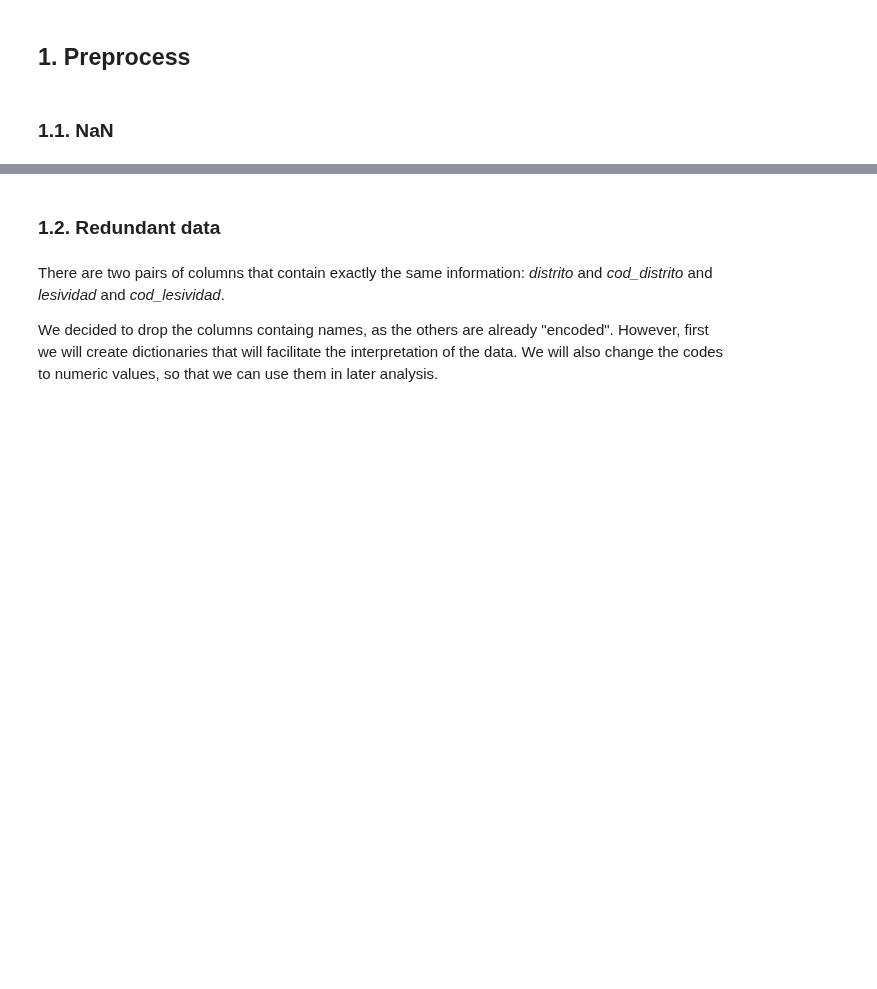
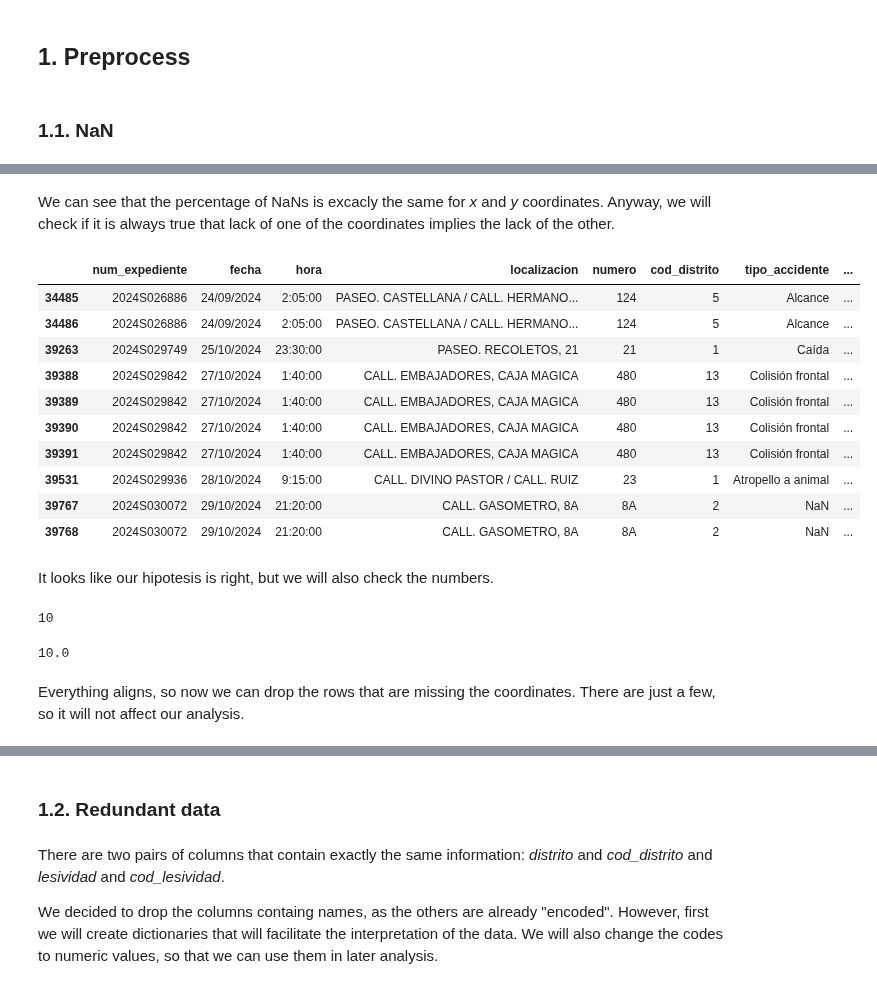
Before and after one commit to kliniik/Practica_AAI_2, a Jupyter notebook: 1_jerarquico.ipynb, the cells around one changed output, grey strips where cells are left out. Drawn from its saved outputs; the diff is of its cells as text; code cells hidden in the pictures; blank space fills up the shorter version.

```diff
--- a/1_jerarquico.ipynb
+++ b/1_jerarquico.ipynb
@@ -59,0 +63,30 @@ According to Adrian:
+# %% [markdown]
+We can see that the percentage of NaNs is excacly the same for *x* and *y* coordinates. Anyway, we will check if it is always true that lack of one of the coordinates implies the lack of the other.
+# %%
+df[(df['coordenada_x_utm'].isna() == True) & (df['coordenada_y_utm'].isna() == True)]
+# %% [output]
+|  | num_expediente | fecha | hora | localizacion | numero | cod_distrito | tipo_accidente | ... |
+| 34485 | 2024S026886 | 24/09/2024 | 2:05:00 | PASEO. CASTELLANA / CALL. HERMANO... | 124 | 5 | Alcance | ... |
+| 34486 | 2024S026886 | 24/09/2024 | 2:05:00 | PASEO. CASTELLANA / CALL. HERMANO... | 124 | 5 | Alcance | ... |
+| 39263 | 2024S029749 | 25/10/2024 | 23:30:00 | PASEO. RECOLETOS, 21 | 21 | 1 | Caída | ... |
+| 39388 | 2024S029842 | 27/10/2024 | 1:40:00 | CALL. EMBAJADORES, CAJA MAGICA | 480 | 13 | Colisión frontal | ... |
+| 39389 | 2024S029842 | 27/10/2024 | 1:40:00 | CALL. EMBAJADORES, CAJA MAGICA | 480 | 13 | Colisión frontal | ... |
+| 39390 | 2024S029842 | 27/10/2024 | 1:40:00 | CALL. EMBAJADORES, CAJA MAGICA | 480 | 13 | Colisión frontal | ... |
+| 39391 | 2024S029842 | 27/10/2024 | 1:40:00 | CALL. EMBAJADORES, CAJA MAGICA | 480 | 13 | Colisión frontal | ... |
+| 39531 | 2024S029936 | 28/10/2024 | 9:15:00 | CALL. DIVINO PASTOR / CALL. RUIZ | 23 | 1 | Atropello a animal | ... |
+| 39767 | 2024S030072 | 29/10/2024 | 21:20:00 | CALL. GASOMETRO, 8A | 8A | 2 | NaN | ... |
+| 39768 | 2024S030072 | 29/10/2024 | 21:20:00 | CALL. GASOMETRO, 8A | 8A | 2 | NaN | ... |
+# %% [markdown]
+It looks like our hipotesis is right, but we will also check the numbers.
+# %%
+len_1 = len(df[(df['coordenada_x_utm'].isna() == True) & (df['coordenada_y_utm'].isna() == True)])
+len_1
+# %% [output]
+10
+# %%
+len_2 = 0.024897298643097227/100 * len(df)
+len_2
+# %% [output]
+10.0
+# %% [markdown]
+Everything aligns, so now we can drop the rows that are missing the coordinates. There are just a few, so it will not affect our analysis.
```
Also changed, not shown: parts of 42 cells of this notebook.
